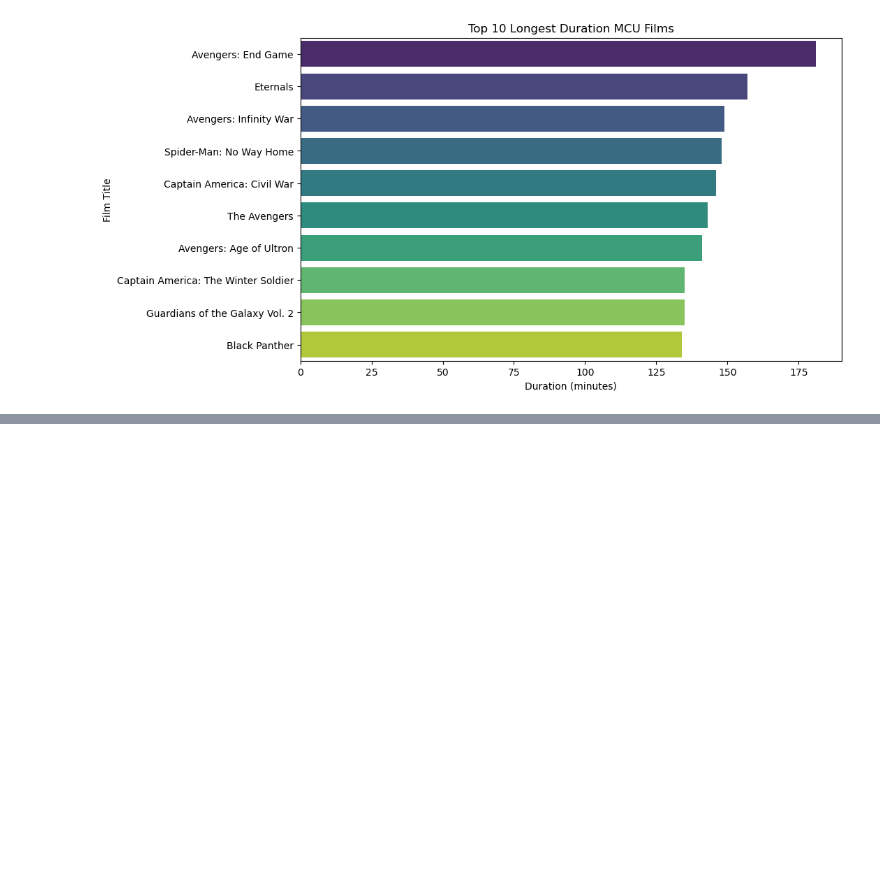
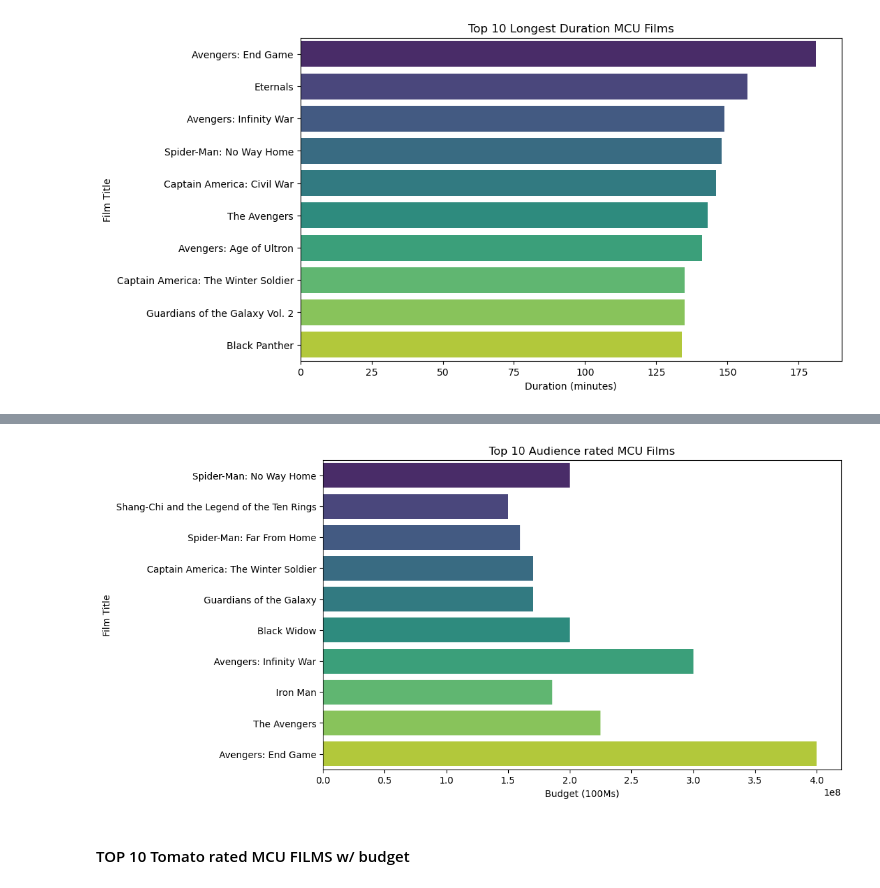
Before and after one commit to henokytilahun/MCUBoxOfficeAnalysis, a Jupyter notebook: analysis.ipynb, the cells around one changed output, grey strips where cells are left out. Cells and saved outputs as stored; diff of their text form; code cells hidden in the pictures; blank space fills up the shorter version.

Commit message:
[Feature] Added Budget analysis

```diff
--- a/analysis.ipynb
+++ b/analysis.ipynb
@@ -225,2 +227,6 @@ plt.show()
 # %%
 df.sort_values('audience_score', ascending=False).head(10)
+df_sorted_audience = df.sort_values(by='audience_score', ascending=False)
+
+# Select top 5 longest films
+top_audience_films = df_sorted_audience.head(10)
@@ -238,0 +233,13 @@ df.sort_values('audience_score', ascending=False).head(10)
+# %%
+plt.figure(figsize=(10, 6))
+sns.barplot(x='production_budget', y='movie_title', data=top_audience_films, palette='viridis')
+
+# Adding title and labels
+plt.title('Top 10 Audience rated MCU Films')
+plt.xlabel('Budget (100Ms)')
+plt.ylabel('Film Title')
+plt.show()
+# %% [output]
+[figure, added]
+# %% [markdown]
+#### TOP 10 Tomato rated MCU FILMS w/ budget
```
Also changed, not shown: parts of 4 cells of this notebook, 1 other file.
